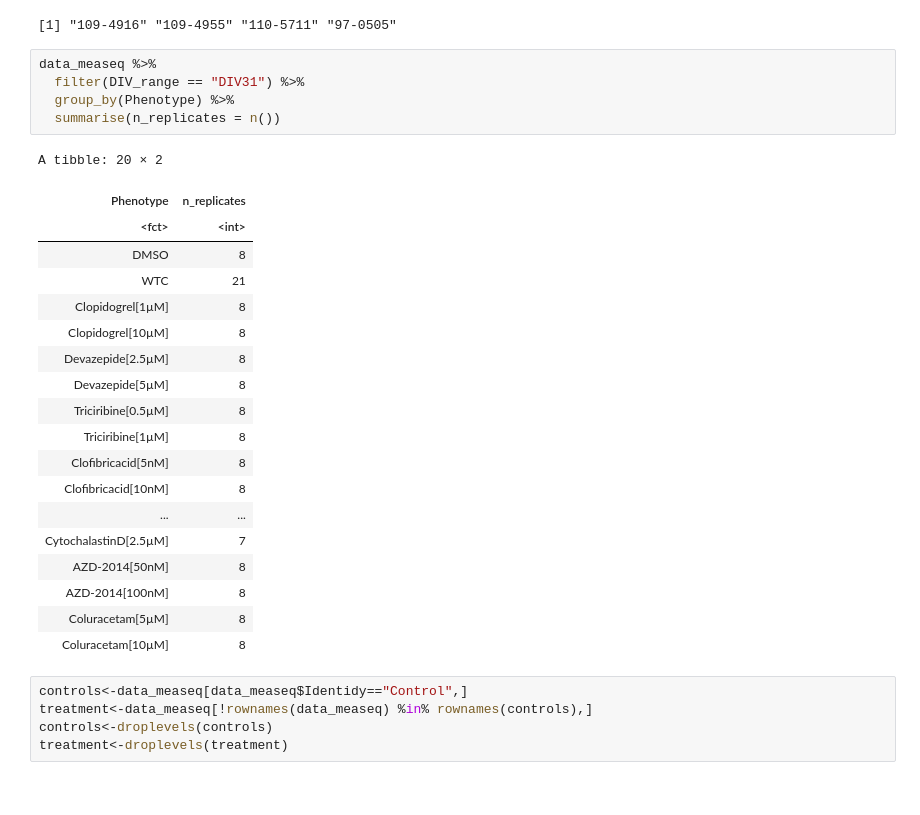
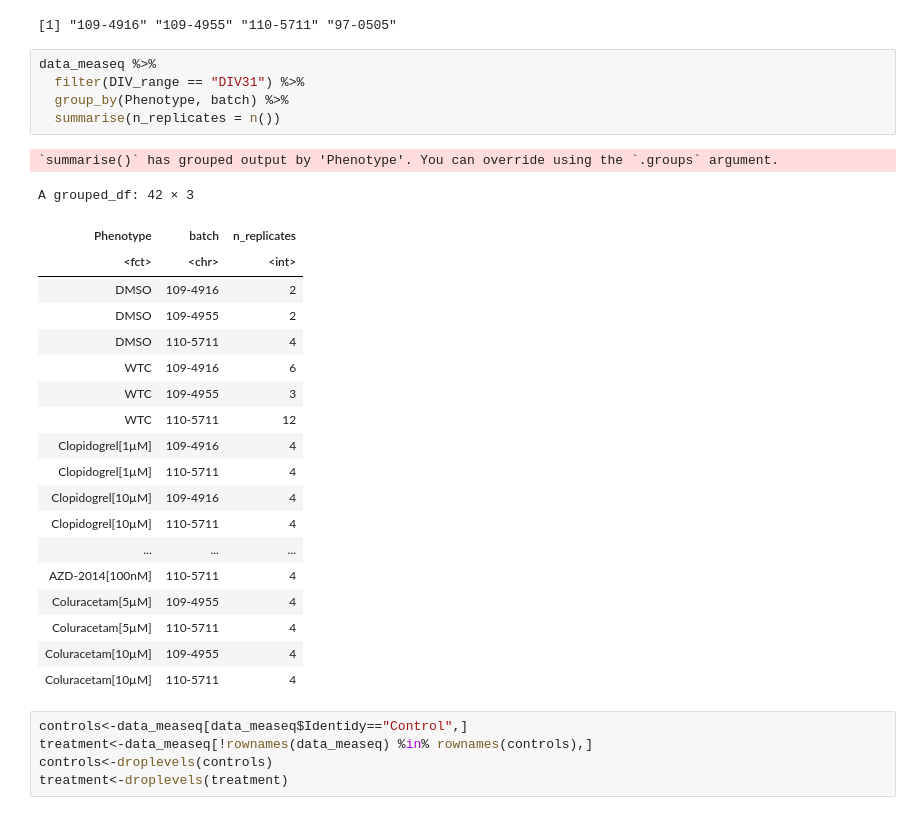
Before and after one commit to sofiapuvogelvittini/MEA_seq_extended, a Jupyter notebook: 5.Drug_repurposing_pipeline/RCode/4.Visualization_In_vitro_compound_test.ipynb, the cells around one changed output. Drawn from its saved outputs; the diff is of its cells as text.

```diff
--- a/5.Drug_repurposing_pipeline/RCode/4.Visualization_In_vitro_compound_test.ipynb
+++ b/5.Drug_repurposing_pipeline/RCode/4.Visualization_In_vitro_compound_test.ipynb
@@ -130,31 +130,32 @@ levels(factor(data_measeq$batch))
 [37] "Pool_CACNA1A"           "Pool_SMARCB1"           "Pool_ARID1B_2_rescue"
 [40] "Unique_ID"              "PT_all_path_Well_Label" "MEAseq_wells"
 [1] "109-4916" "109-4955" "110-5711" "97-0505"
-# %%
-data_measeq %>%
-  filter(DIV_range == "DIV31") %>%
-  group_by(Phenotype) %>%
-  summarise(n_replicates = n())
-# %% [output]
-A tibble: 20 × 2
-| Phenotype | n_replicates |
-| <fct> | <int> |
-| DMSO | 8 |
-| WTC | 21 |
-| Clopidogrel[1µM] | 8 |
-| Clopidogrel[10µM] | 8 |
-| Devazepide[2.5µM] | 8 |
-| Devazepide[5µM] | 8 |
-| Triciribine[0.5µM] | 8 |
-| Triciribine[1µM] | 8 |
-| Clofibricacid[5nM] | 8 |
-| Clofibricacid[10nM] | 8 |
-| ... | ... |
-| CytochalastinD[2.5µM] | 7 |
-| AZD-2014[50nM] | 8 |
-| AZD-2014[100nM] | 8 |
-| Coluracetam[5µM] | 8 |
-| Coluracetam[10µM] | 8 |
+# %%
+data_measeq %>%
+  filter(DIV_range == "DIV31") %>%
+  group_by(Phenotype, batch) %>%
+  summarise(n_replicates = n())
+# %% [output]
+`summarise()` has grouped output by 'Phenotype'. You can override using the `.groups` argument.
+A grouped_df: 42 × 3
+| Phenotype | batch | n_replicates |
+| <fct> | <chr> | <int> |
+| DMSO | 109-4916 | 2 |
+| DMSO | 109-4955 | 2 |
+| DMSO | 110-5711 | 4 |
+| WTC | 109-4916 | 6 |
+| WTC | 109-4955 | 3 |
+| WTC | 110-5711 | 12 |
+| Clopidogrel[1µM] | 109-4916 | 4 |
+| Clopidogrel[1µM] | 110-5711 | 4 |
+| Clopidogrel[10µM] | 109-4916 | 4 |
+| Clopidogrel[10µM] | 110-5711 | 4 |
+| ... | ... | ... |
+| AZD-2014[100nM] | 110-5711 | 4 |
+| Coluracetam[5µM] | 109-4955 | 4 |
+| Coluracetam[5µM] | 110-5711 | 4 |
+| Coluracetam[10µM] | 109-4955 | 4 |
+| Coluracetam[10µM] | 110-5711 | 4 |
 # %%
 controls<-data_measeq[data_measeq$Identidy=="Control",]
 treatment<-data_measeq[!rownames(data_measeq) %in% rownames(controls),]
```
Also changed, not shown: 9 other files.
